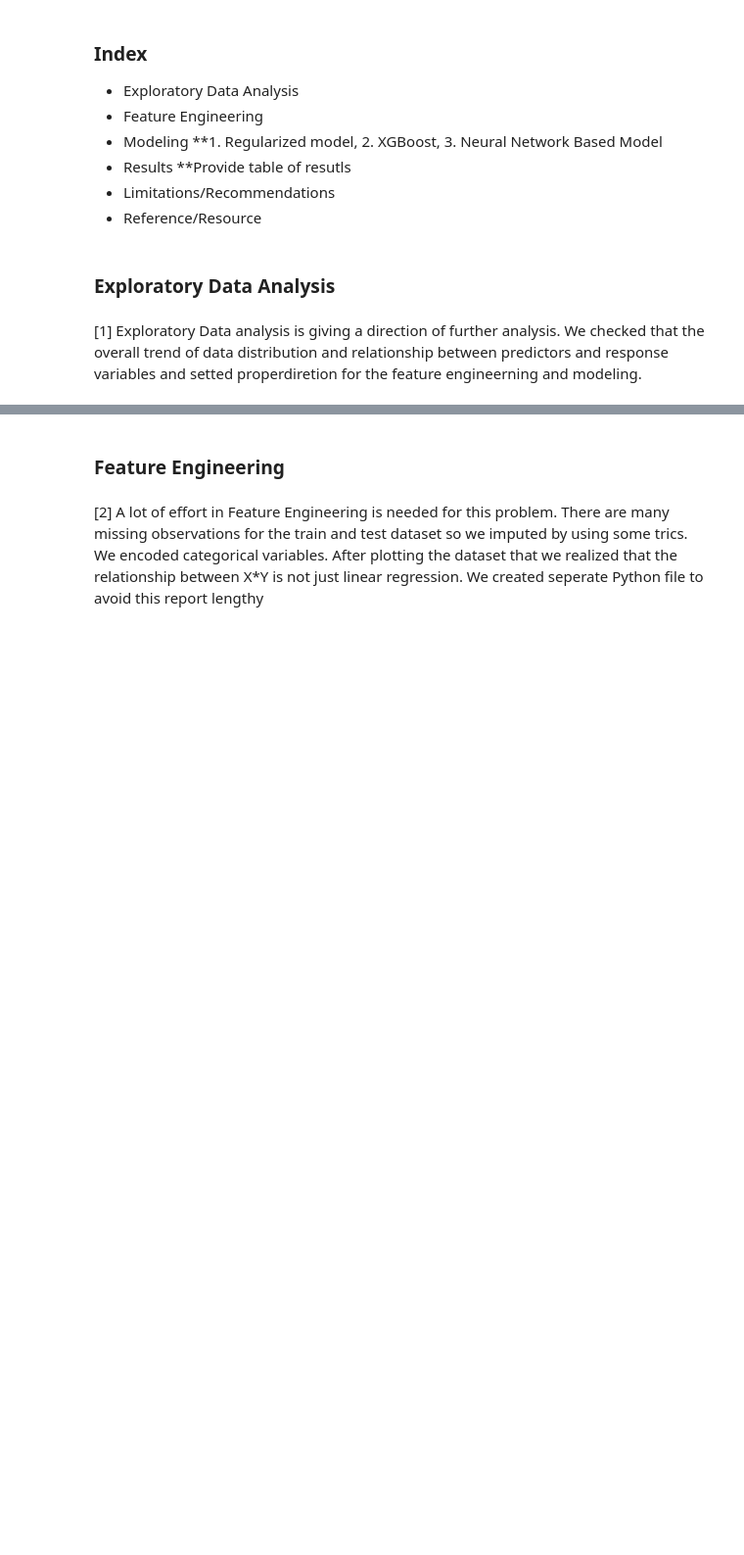
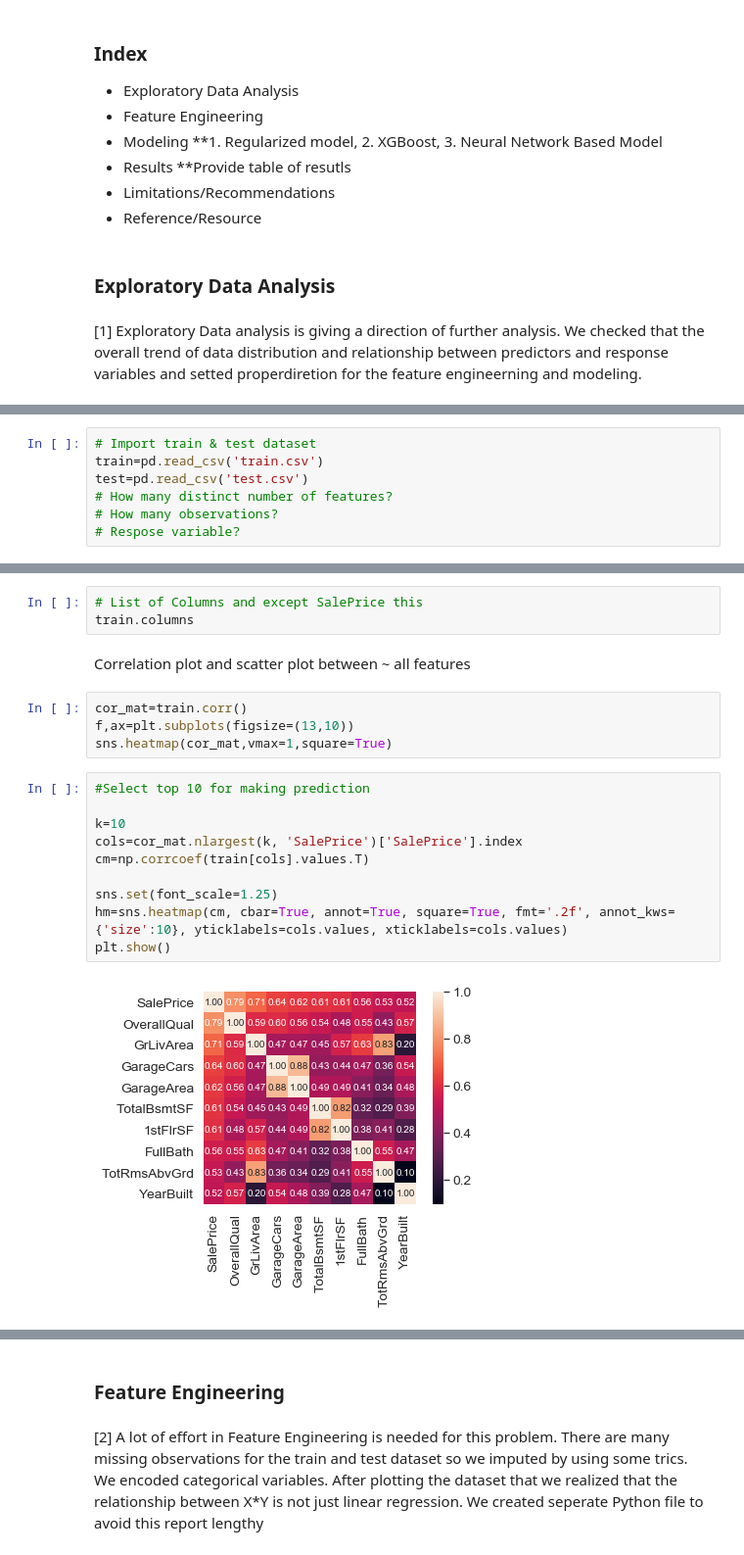
Before and after one commit to Sooyeong/CSE627_project, a Jupyter notebook: Report_ver1.ipynb, the cells around one changed output, grey strips where cells are left out. Shown: that part at 98% size. Drawn from its saved outputs; the diff is of its cells as text; blank space fills up the shorter version.

```diff
--- a/Report_ver1.ipynb
+++ b/Report_ver1.ipynb
@@ -45,0 +59,7 @@
+# %%
+# Import train & test dataset
+train=pd.read_csv('train.csv')
+test=pd.read_csv('test.csv')
+# How many distinct number of features?
+# How many observations?
+# Respose variable?
@@ -45,0 +75,21 @@
+# %%
+# List of Columns and except SalePrice this
+train.columns
+# %% [markdown]
+Correlation plot and scatter plot between ~ all features
+# %%
+cor_mat=train.corr()
+f,ax=plt.subplots(figsize=(13,10))
+sns.heatmap(cor_mat,vmax=1,square=True)
+# %%
+#Select top 10 for making prediction
+
+k=10
+cols=cor_mat.nlargest(k, 'SalePrice')['SalePrice'].index
+cm=np.corrcoef(train[cols].values.T)
+
+sns.set(font_scale=1.25)
+hm=sns.heatmap(cm, cbar=True, annot=True, square=True, fmt='.2f', annot_kws={'size':10}, yticklabels=cols.values, xticklabels=cols.values)
+plt.show()
+# %% [output]
+[figure, added]
```
Also changed, not shown: parts of 9 cells of this notebook.
